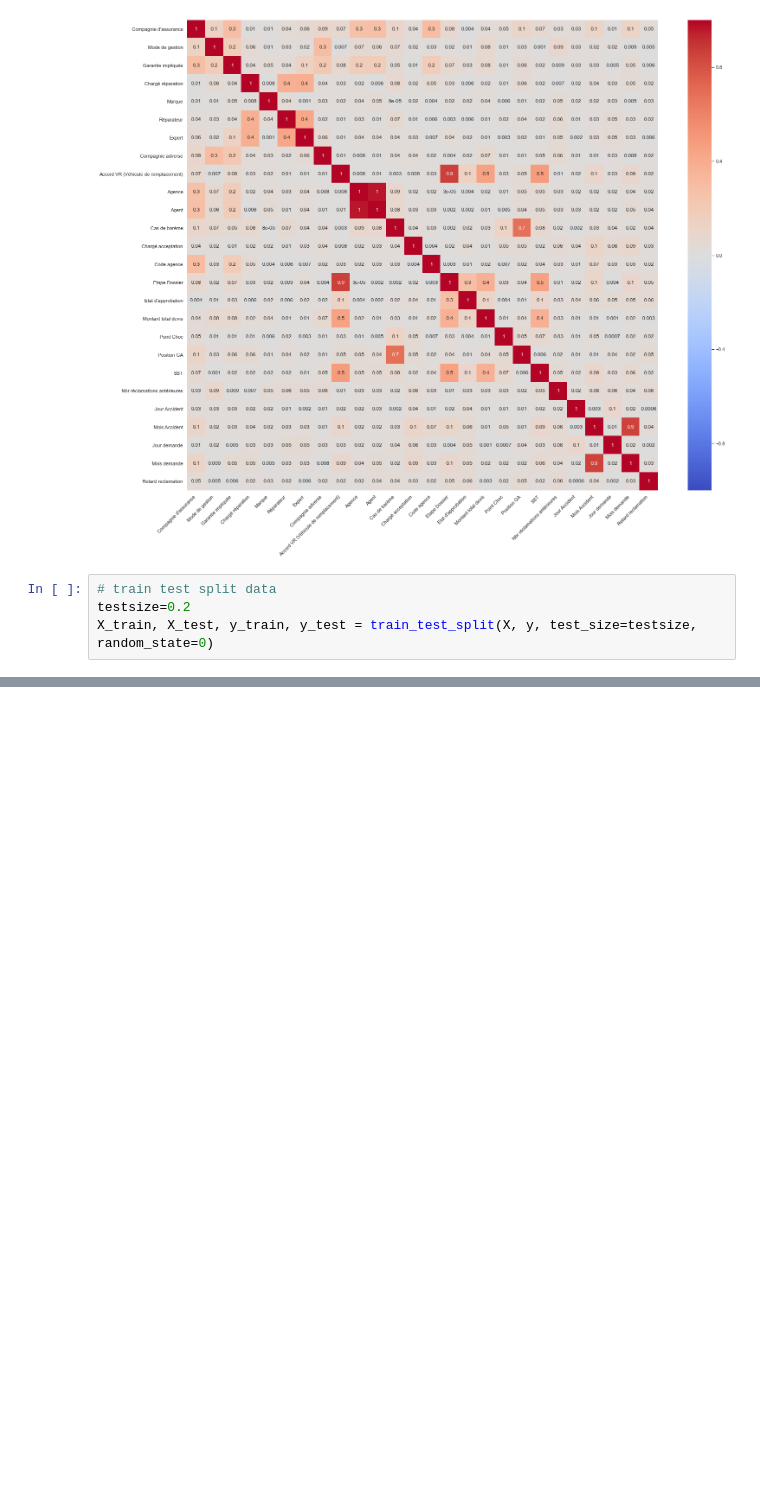
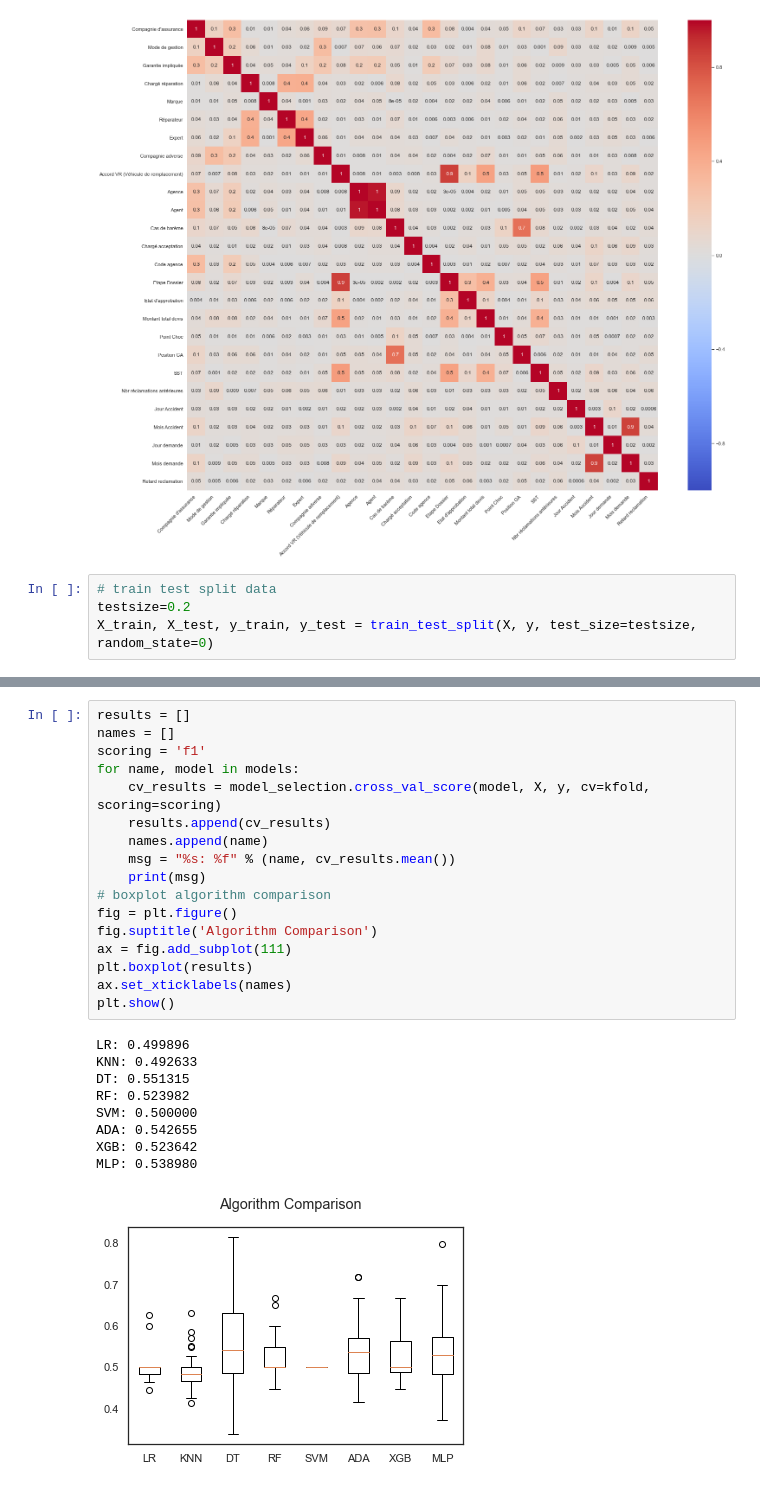
Before and after one commit to gharbi-wissal/PEC-fraud-detection, a Jupyter notebook: modeling/PEC modelisation-comparaison-algorithme.ipynb, the cells around one changed output, grey strips where cells are left out. Cells and saved outputs as stored; diff of their text form; blank space fills up the shorter version.

```diff
--- a/modeling/PEC modelisation-comparaison-algorithme.ipynb
+++ b/modeling/PEC modelisation-comparaison-algorithme.ipynb
@@ -283,0 +304,27 @@ array([[808,  74],
+# %%
+results = []
+names = []
+scoring = 'f1'
+for name, model in models:
+    cv_results = model_selection.cross_val_score(model, X, y, cv=kfold, scoring=scoring)
+    results.append(cv_results)
+    names.append(name)
+    msg = "%s: %f" % (name, cv_results.mean())
+    print(msg)
+# boxplot algorithm comparison
+fig = plt.figure()
+fig.suptitle('Algorithm Comparison')
+ax = fig.add_subplot(111)
+plt.boxplot(results)
+ax.set_xticklabels(names)
+plt.show()
+# %% [output]
+LR: 0.499896
+KNN: 0.492633
+DT: 0.551315
+RF: 0.523982
+SVM: 0.500000
+ADA: 0.542655
+XGB: 0.523642
+MLP: 0.538980
+[figure, added]
```
Also changed, not shown: parts of 5 cells of this notebook, 16 other files.
